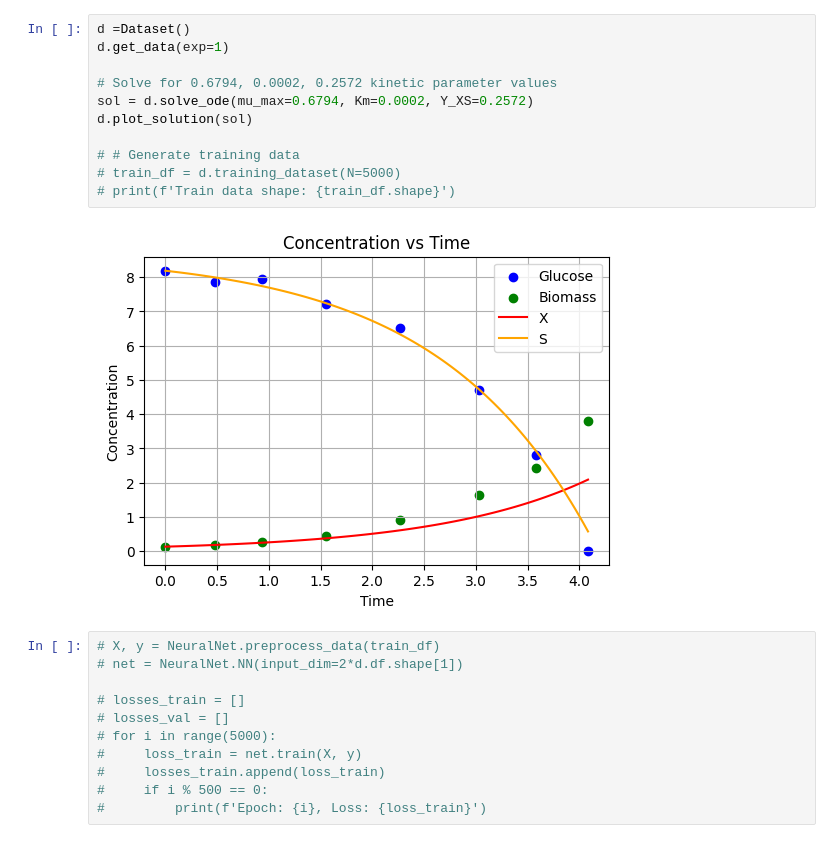
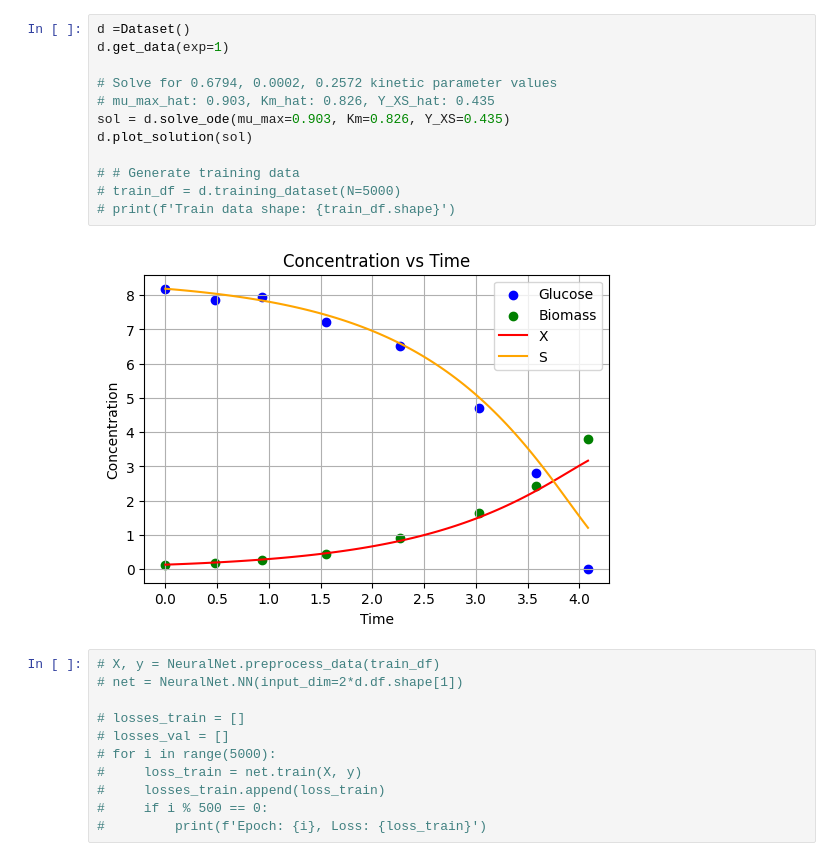
Before and after one commit to costasmexis/ModelMind, a Jupyter notebook: Notebooks/ceasar_main.ipynb, the cells around one changed output. Cells and saved outputs as stored; diff of their text form.

```diff
--- a/Notebooks/ceasar_main.ipynb
+++ b/Notebooks/ceasar_main.ipynb
@@ -18,16 +15,17 @@ The autoreload extension is already loaded. To reload it, use:
 # %%
 d =Dataset()
 d.get_data(exp=1)
 
 # Solve for 0.6794, 0.0002, 0.2572 kinetic parameter values
-sol = d.solve_ode(mu_max=0.6794, Km=0.0002, Y_XS=0.2572)
+# mu_max_hat: 0.903, Km_hat: 0.826, Y_XS_hat: 0.435
+sol = d.solve_ode(mu_max=0.903, Km=0.826, Y_XS=0.435)
 d.plot_solution(sol)
 
 # # Generate training data
 # train_df = d.training_dataset(N=5000)
 # print(f'Train data shape: {train_df.shape}')
 # %% [output]
-[figure, old version]
+[figure, new version]
 # %%
 # X, y = NeuralNet.preprocess_data(train_df)
 # net = NeuralNet.NN(input_dim=2*d.df.shape[1])
```
Also changed, not shown: parts of 1 cell of this notebook, 4 other files.
